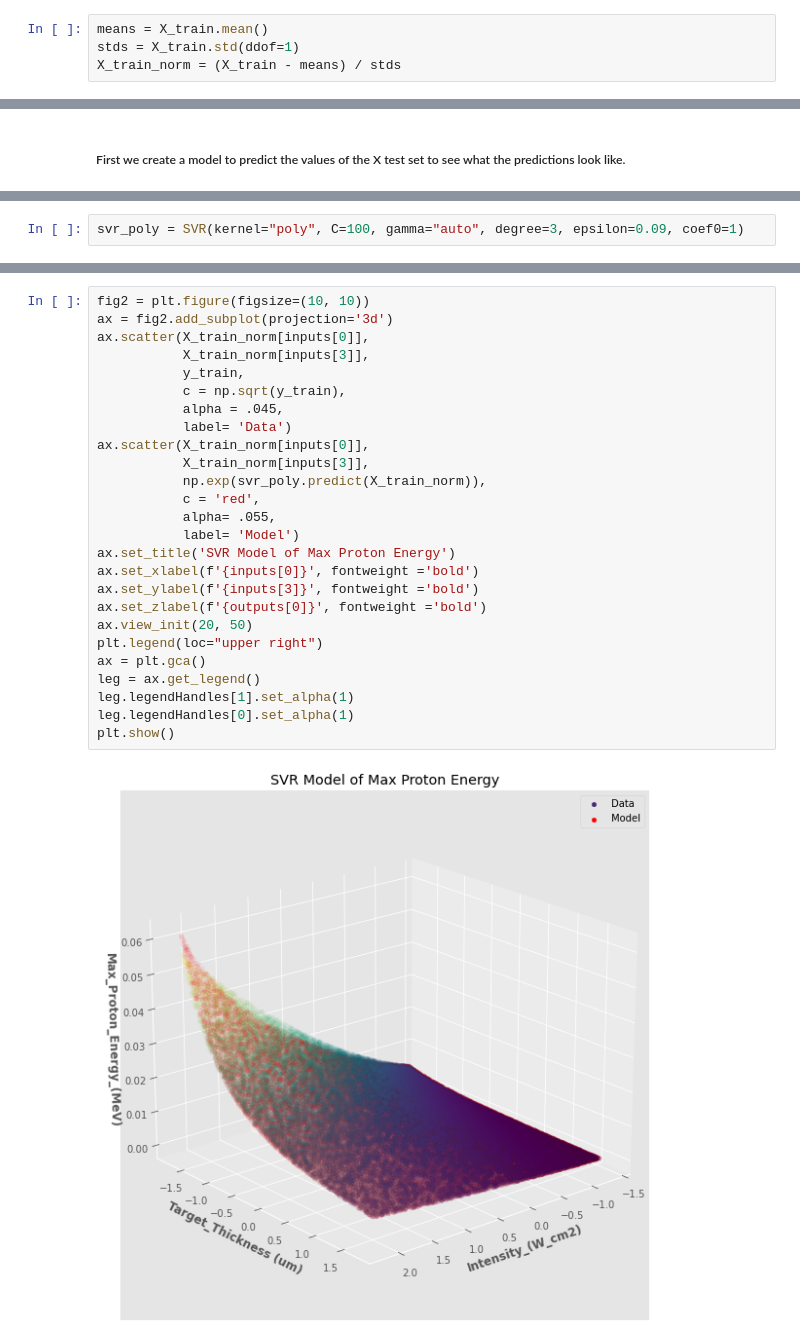
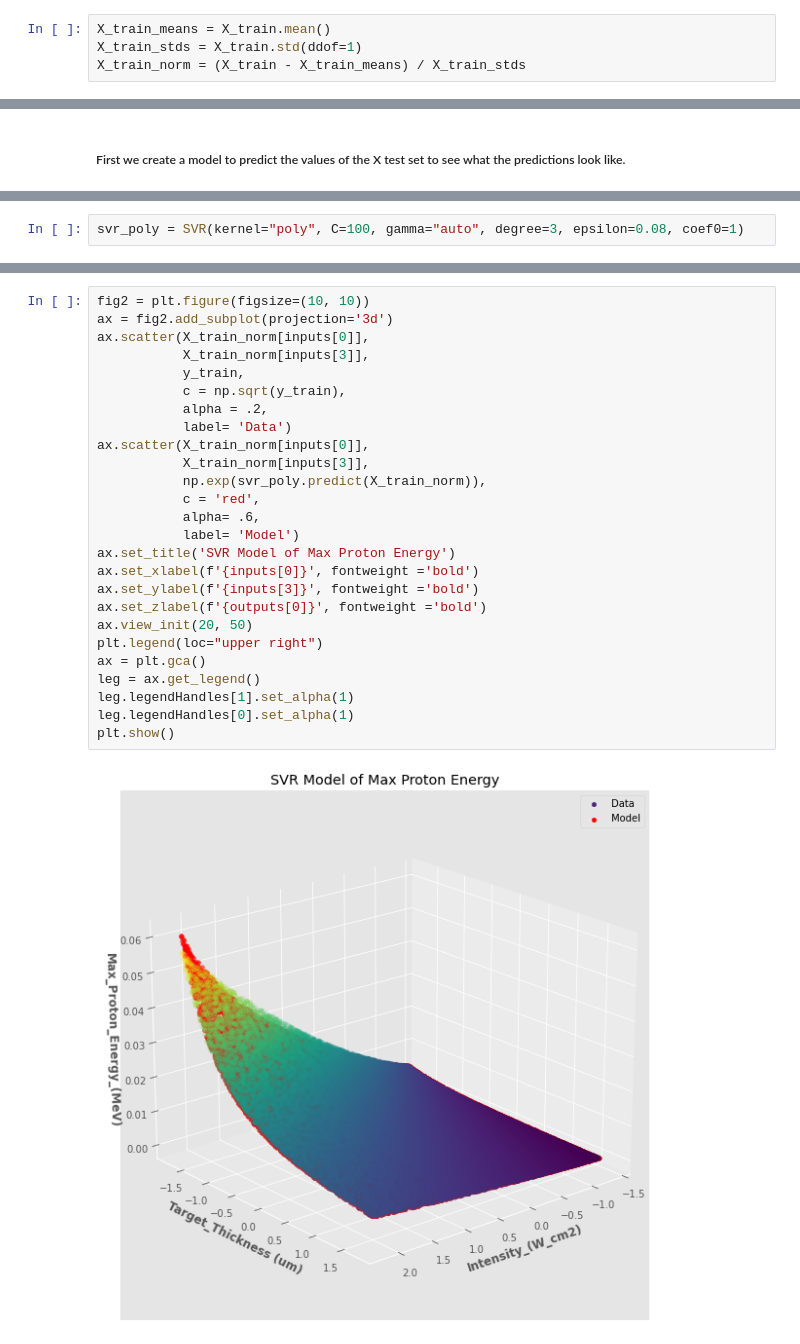
Before and after one commit to pedrog96/vanilla-latte, a Jupyter notebook: support vector regression/Support Vector Regression.ipynb, the cells around one changed output, grey strips where cells are left out. Saved outputs shown, nothing was run; the diff lists cells and outputs as text.

```diff
--- a/support vector regression/Support Vector Regression.ipynb
+++ b/support vector regression/Support Vector Regression.ipynb
@@ -53,9 +53,9 @@ X_train, X_test, y_train, y_test = train_test_split(df[[inputs[0], inputs[3]]],
 # %% [markdown]
 ##### Normalizing the data
 # %%
-means = X_train.mean()
-stds = X_train.std(ddof=1)
-X_train_norm = (X_train - means) / stds
+X_train_means = X_train.mean()
+X_train_stds = X_train.std(ddof=1)
+X_train_norm = (X_train - X_train_means) / X_train_stds
 # %%
 X_train_norm.head()
 # %% [output]
@@ -91,5 +93,5 @@ plt.show()
 # %%
-svr_poly = SVR(kernel="poly", C=100, gamma="auto", degree=3, epsilon=0.09, coef0=1)
+svr_poly = SVR(kernel="poly", C=100, gamma="auto", degree=3, epsilon=0.08, coef0=1)
 # %%
 svr_poly.fit(X_train_norm[[inputs[0], inputs[3]]], np.log(y_train))
 # %% [output]
@@ -97,28 +113,28 @@ SVR(C=100, coef0=1, epsilon=0.09, gamma='auto', kernel='poly')
 # %%
 fig2 = plt.figure(figsize=(10, 10))
 ax = fig2.add_subplot(projection='3d')
 ax.scatter(X_train_norm[inputs[0]],
            X_train_norm[inputs[3]],
            y_train,
            c = np.sqrt(y_train),
-           alpha = .045,
+           alpha = .2,
            label= 'Data')
 ax.scatter(X_train_norm[inputs[0]],
            X_train_norm[inputs[3]],
            np.exp(svr_poly.predict(X_train_norm)),
            c = 'red',
-           alpha= .055,
+           alpha= .6,
            label= 'Model')
 ax.set_title('SVR Model of Max Proton Energy')
 ax.set_xlabel(f'{inputs[0]}', fontweight ='bold')
 ax.set_ylabel(f'{inputs[3]}', fontweight ='bold')
 ax.set_zlabel(f'{outputs[0]}', fontweight ='bold')
 ax.view_init(20, 50)
 plt.legend(loc="upper right")
 ax = plt.gca()
 leg = ax.get_legend()
 leg.legendHandles[1].set_alpha(1)
 leg.legendHandles[0].set_alpha(1)
 plt.show()
 # %% [output]
-[figure, old version]
+[figure, new version]
```
Also changed, not shown: parts of 5 cells of this notebook.
